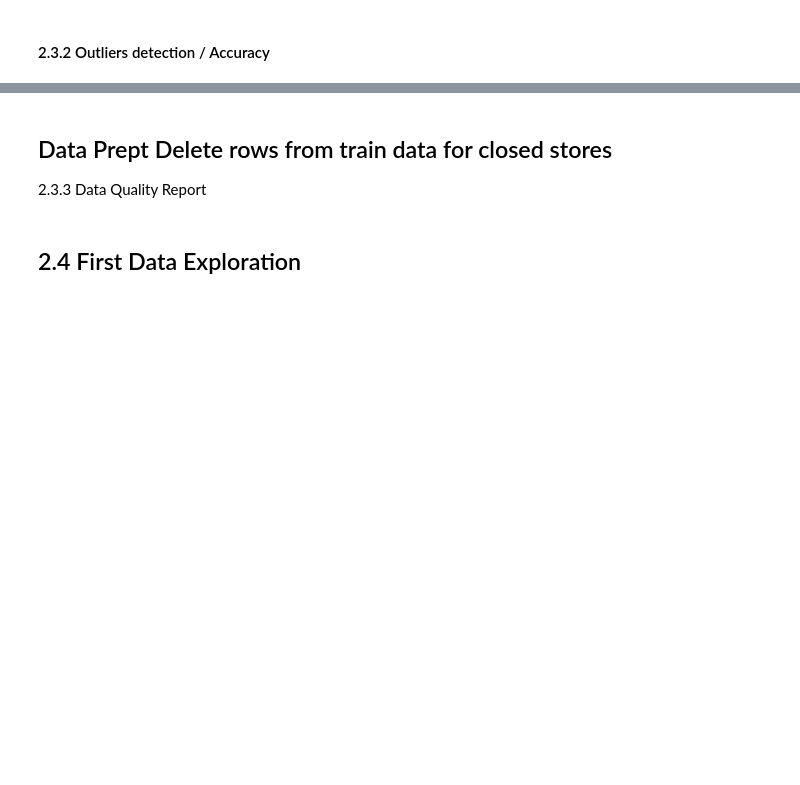
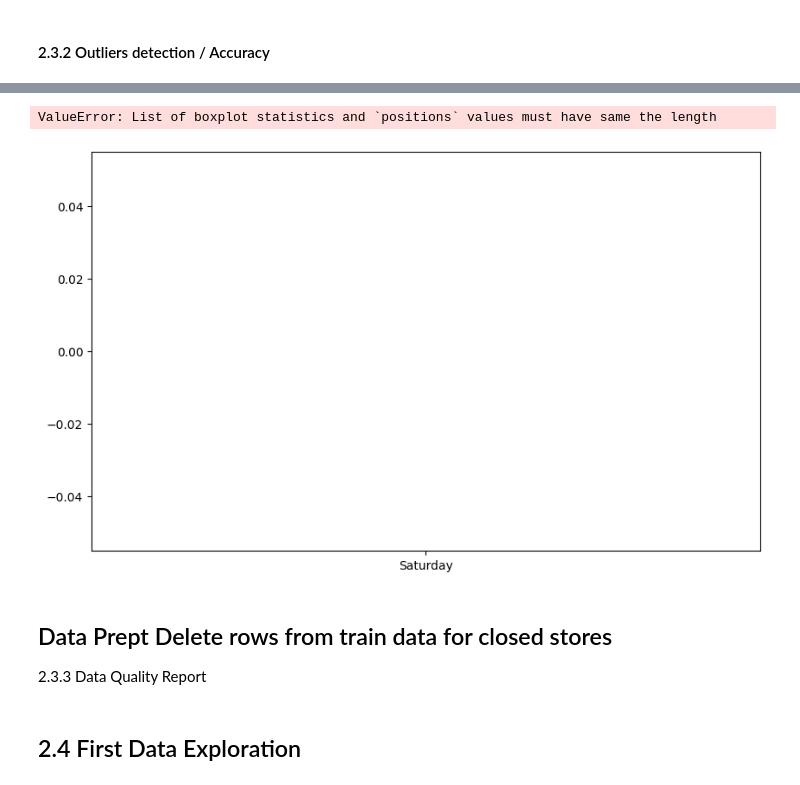
Before and after one commit to Mrschiss/IndusAnalProj, a Jupyter notebook: src/analytics_Project_Structure.ipynb, the cells around one changed output, grey strips where cells are left out. Saved outputs shown, nothing was run; the diff lists cells and outputs as text; code cells hidden in the pictures; blank space fills up the shorter version.

```diff
--- a/src/analytics_Project_Structure.ipynb
+++ b/src/analytics_Project_Structure.ipynb
@@ -303,3 +319,16 @@ We checked now for:
+# %%
+# Boxplot for sales by day of the week
+sales_df['DayOfWeek'] = sales_df['Date'].dt.day_name()
+
+plt.figure(figsize=(10,6))
+sns.boxplot(x='DayOfWeek', y=daily_sales, data=sales_df)
+plt.title('Units Sold by Day of the Week')
+plt.xlabel('Day of the Week')
+plt.ylabel('Units')
+plt.show()
+# %% [output]
+ValueError: List of boxplot statistics and `positions` values must have same the length
+[figure, added]
 # %% [markdown]
 ## Data Prept Delete rows from train data for closed stores
 2.3.3 Data Quality Report
```
Also changed, not shown: parts of 6 cells of this notebook, 1 other file.
